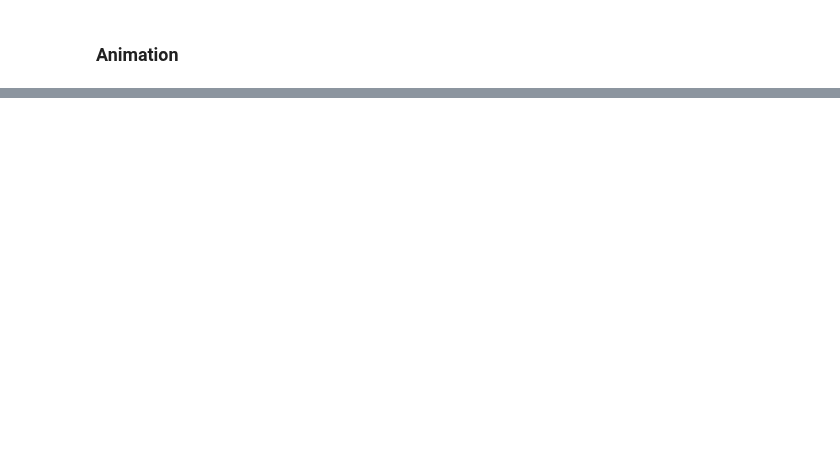
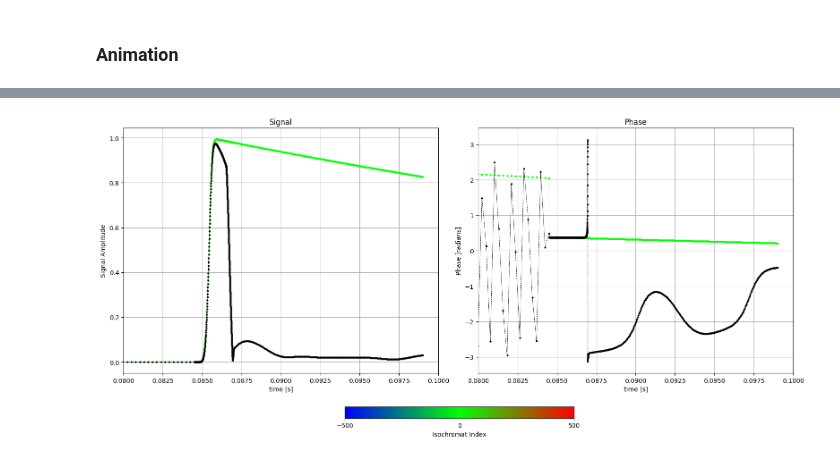
Before and after one commit to dantona02/optim, a Jupyter notebook: testing.ipynb, the cells around one changed output, grey strips where cells are left out. Drawn from its saved outputs; the diff is of its cells as text; code cells hidden in the pictures; blank space fills up the shorter version.

```diff
--- a/testing.ipynb
+++ b/testing.ipynb
@@ -86,16 +72,7 @@ kwargs = {'quality': '-pql', 'write': ''}  #--write_to_movie
 #             animate_cest=animate_cest,
 #             **kwargs)
 # %%
-seq_path_gauss = 'seq_lib/1_ETM_minus.seq'
-config_path = 'sim_lib/config_1pool.yaml'
-
-adc_time = 6e-3
-retun_zmag = False
-show_plot = False
-write_all_mag = True
-webhook = False
-plt_range = [0, 4]
-iso_select = [-5,0,5]
+seq_path_gauss = 'seq_lib/10_ETM_minus.seq'
 # %%
 sim_minus = simulate(config_file=config_path,
                    seq_file=seq_path_gauss,
@@ -110,17 +89,21 @@ sim_minus = simulate(config_file=config_path,
 # %%
-# from bmc.utils.eval import plot_sim
-# time, m_z, m_z_total, m_c, m_c_total = sim_minus.get_mag(return_cest_pool=False)
+from bmc.utils.eval import plot_sim
+time, m_z, m_z_total, m_c, m_c_total = sim_minus.get_mag(return_cest_pool=False)
 
 
-# iso_select = [0]
-# plt_range = [0.0, 0.0353] #1ETM
+iso_select = [0]
+plt_range = [0.0, 0.0353] #1ETM
 # plt_range = [0.0675, 0.074] #5ETM
-# # plt_range = [0.0286, 0.0360]
-# # plt_range = [0.0675, 0.09]
-# # plt_range = [0.8275, 1.048] #wex
+# plt_range = [0.0286, 0.0360]
+# plt_range = [0.0675, 0.09]
+# plt_range = [0.8275, 1.048] #wex
+# plt_range = [0.08, 0.11]
+plt_range = [0.08, 0.1]
 
-# # _ = plot_sim(m_out=[m_z, m_z_total], time=time, plt_range=plt_range, iso_select=iso_select)
-# _ = plot_sim(m_out=[m_c, m_c_total], time=time, plt_range=plt_range, iso_select=iso_select)
+# _ = plot_sim(m_out=[m_z, m_z_total], time=time, plt_range=plt_range, iso_select=iso_select)
+_ = plot_sim(m_out=[m_c, m_c_total], time=time, plt_range=plt_range, iso_select=iso_select)
 
-# m_trans_minus = np.abs(m_c_total)[-900:]
+m_trans_minus = np.abs(m_c_total)[-900:]
+# %% [output]
+[figure, added]
 # %%
```
Also changed, not shown: parts of 11 cells of this notebook, 13 other files.
